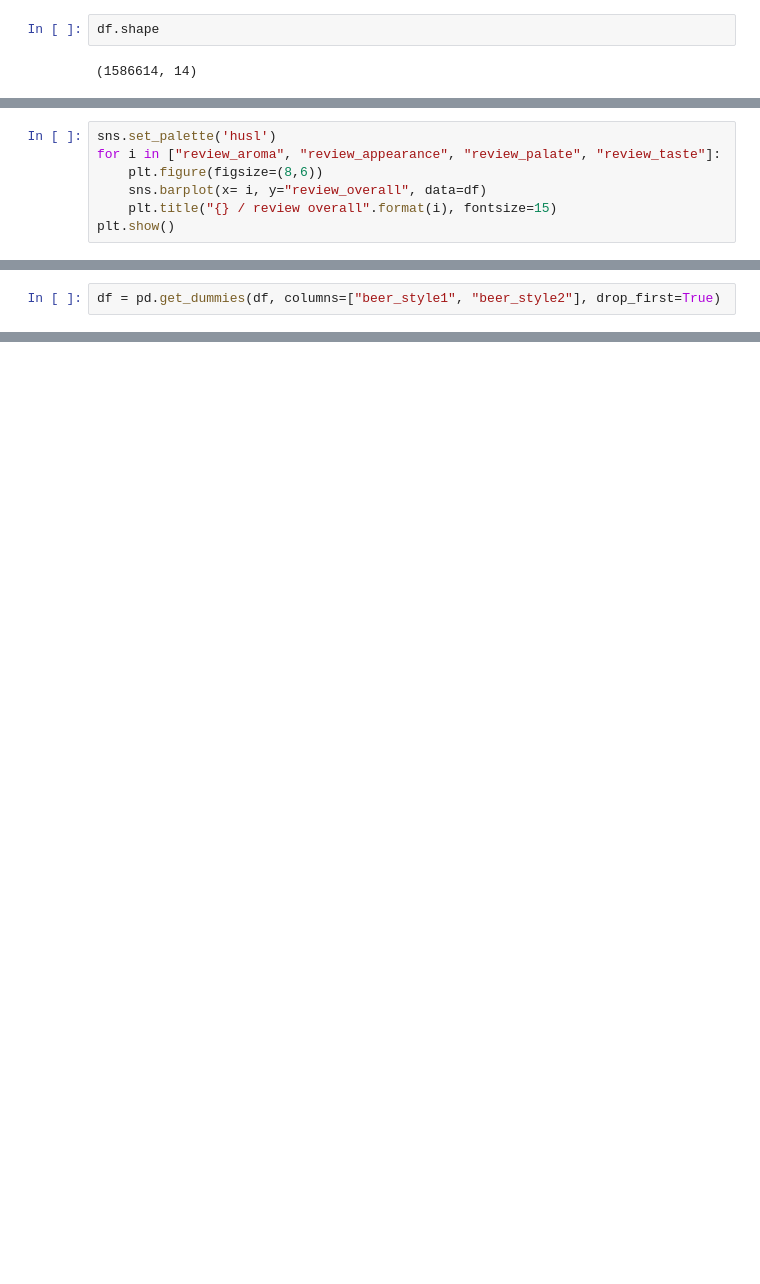
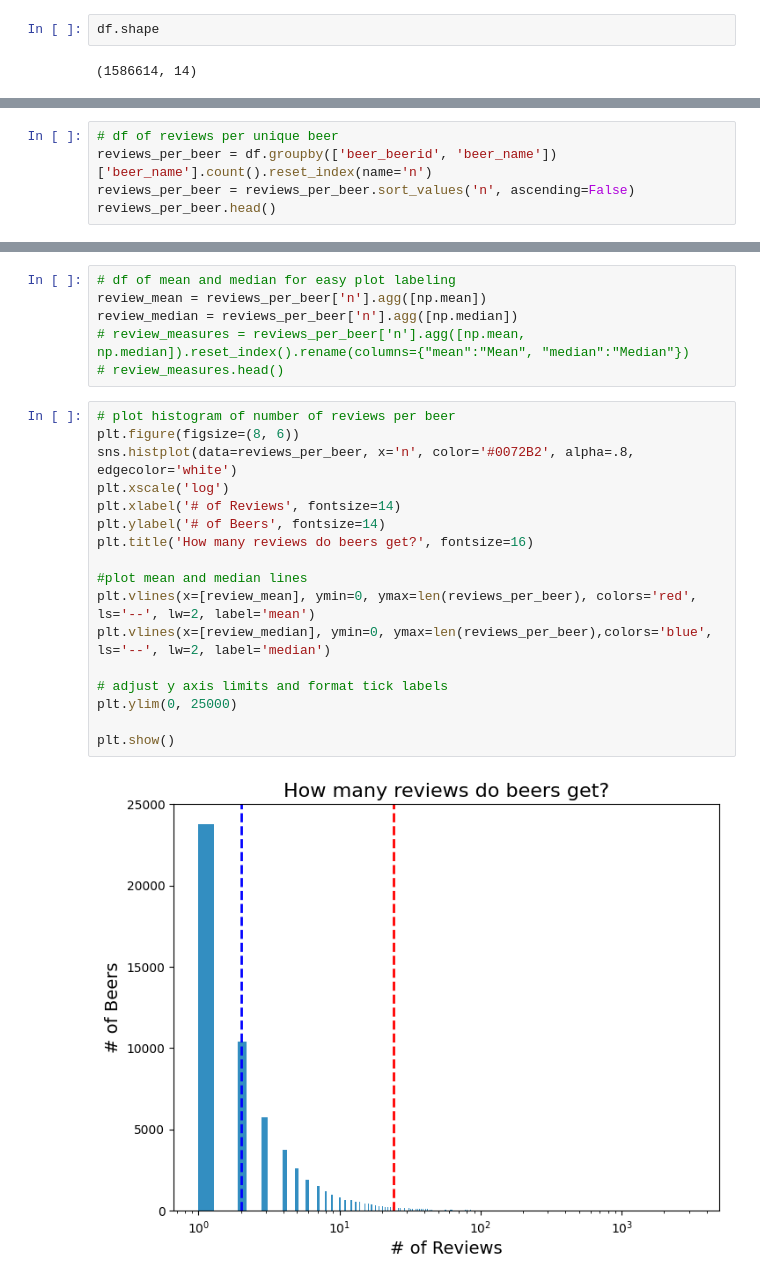
Before and after one commit to ErinPhillips/beer_recsys_final, a Jupyter notebook: beer_eda.ipynb, the cells around one changed output, grey strips where cells are left out. Saved outputs shown, nothing was run; the diff lists cells and outputs as text; blank space fills up the shorter version.

```diff
--- a/beer_eda.ipynb
+++ b/beer_eda.ipynb
@@ -140,7 +107,0 @@ Index(['review_profilename', 'beer_name', 'beer_style1', 'beer_style2'], dtype='
-# %%
-sns.set_palette('husl')
-for i in ["review_aroma", "review_appearance", "review_palate", "review_taste"]:
-    plt.figure(figsize=(8,6))
-    sns.barplot(x= i, y="review_overall", data=df)
-    plt.title("{} / review overall".format(i), fontsize=15)
-plt.show()
@@ -166,2 +107,0 @@ plt.show()
-# %%
-df = pd.get_dummies(df, columns=["beer_style1", "beer_style2"], drop_first=True)
@@ -167,0 +146,5 @@ df = pd.get_dummies(df, columns=["beer_style1", "beer_style2"], drop_first=True)
+# %%
+# df of reviews per unique beer
+reviews_per_beer = df.groupby(['beer_beerid', 'beer_name'])['beer_name'].count().reset_index(name='n')
+reviews_per_beer = reviews_per_beer.sort_values('n', ascending=False)
+reviews_per_beer.head()
@@ -167,0 +158,25 @@ df = pd.get_dummies(df, columns=["beer_style1", "beer_style2"], drop_first=True)
+# %%
+# df of mean and median for easy plot labeling
+review_mean = reviews_per_beer['n'].agg([np.mean])
+review_median = reviews_per_beer['n'].agg([np.median])
+# review_measures = reviews_per_beer['n'].agg([np.mean, np.median]).reset_index().rename(columns={"mean":"Mean", "median":"Median"})
+# review_measures.head()
+# %%
+# plot histogram of number of reviews per beer
+plt.figure(figsize=(8, 6))
+sns.histplot(data=reviews_per_beer, x='n', color='#0072B2', alpha=.8, edgecolor='white')
+plt.xscale('log')
+plt.xlabel('# of Reviews', fontsize=14)
+plt.ylabel('# of Beers', fontsize=14)
+plt.title('How many reviews do beers get?', fontsize=16)
+
+#plot mean and median lines
+plt.vlines(x=[review_mean], ymin=0, ymax=len(reviews_per_beer), colors='red', ls='--', lw=2, label='mean')
+plt.vlines(x=[review_median], ymin=0, ymax=len(reviews_per_beer),colors='blue', ls='--', lw=2, label='median')
+
+# adjust y axis limits and format tick labels
+plt.ylim(0, 25000)
+
+plt.show()
+# %% [output]
+[figure, added]
```
Also changed, not shown: parts of 29 cells of this notebook, 2 other files.
